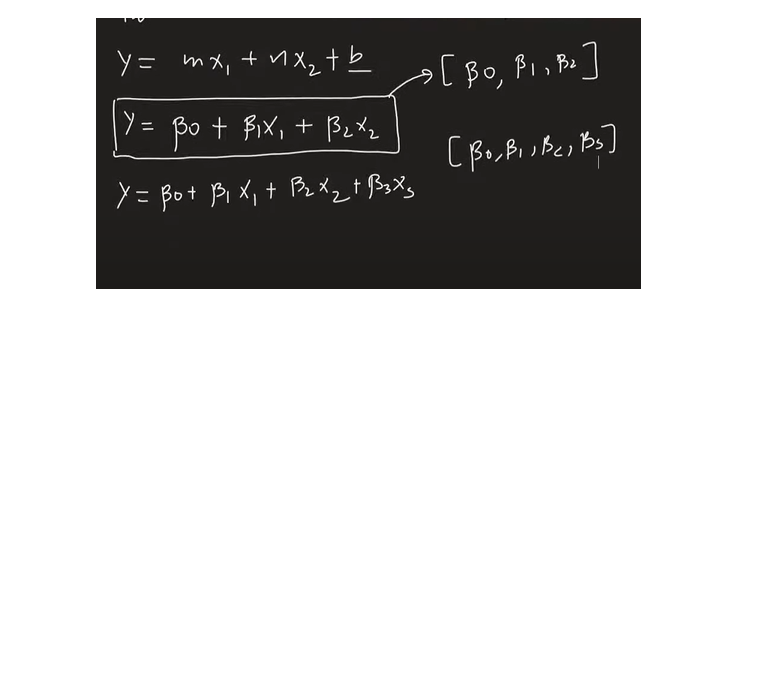
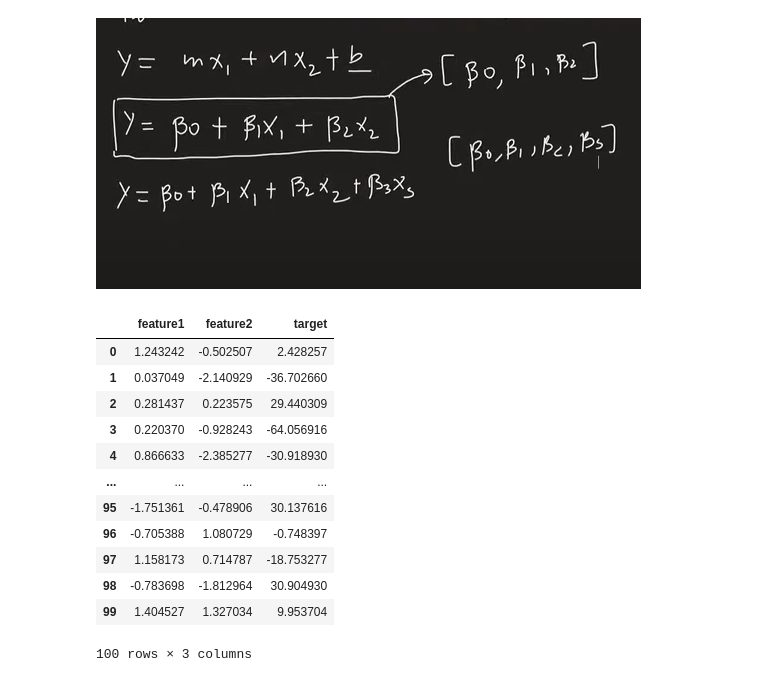
Before and after one commit to Sahil1K1/Jupyter-files, a Jupyter notebook: campusx_ML_tutorial/Day 53-Multiple Linear Regression.ipynb, the cells around one changed output. Saved outputs shown, nothing was run; the diff lists cells and outputs as text; code cells hidden in the pictures; blank space fills up the shorter version.

```diff
--- a/campusx_ML_tutorial/Day 53-Multiple Linear Regression.ipynb
+++ b/campusx_ML_tutorial/Day 53-Multiple Linear Regression.ipynb
@@ -14,0 +19,17 @@ a = 5
+# %%
+df = pd.DataFrame({'feature1':X[:,0],'feature2':X[:,1], 'target':y})
+df
+# %% [output]
+|  | feature1 | feature2 | target |
+| 0 | 1.243242 | -0.502507 | 2.428257 |
+| 1 | 0.037049 | -2.140929 | -36.702660 |
+| 2 | 0.281437 | 0.223575 | 29.440309 |
+| 3 | 0.220370 | -0.928243 | -64.056916 |
+| 4 | 0.866633 | -2.385277 | -30.918930 |
+| ... | ... | ... | ... |
+| 95 | -1.751361 | -0.478906 | 30.137616 |
+| 96 | -0.705388 | 1.080729 | -0.748397 |
+| 97 | 1.158173 | 0.714787 | -18.753277 |
+| 98 | -0.783698 | -1.812964 | 30.904930 |
+| 99 | 1.404527 | 1.327034 | 9.953704 |
+100 rows × 3 columns
```
Also changed, not shown: parts of 14 cells of this notebook, 44 other files.
